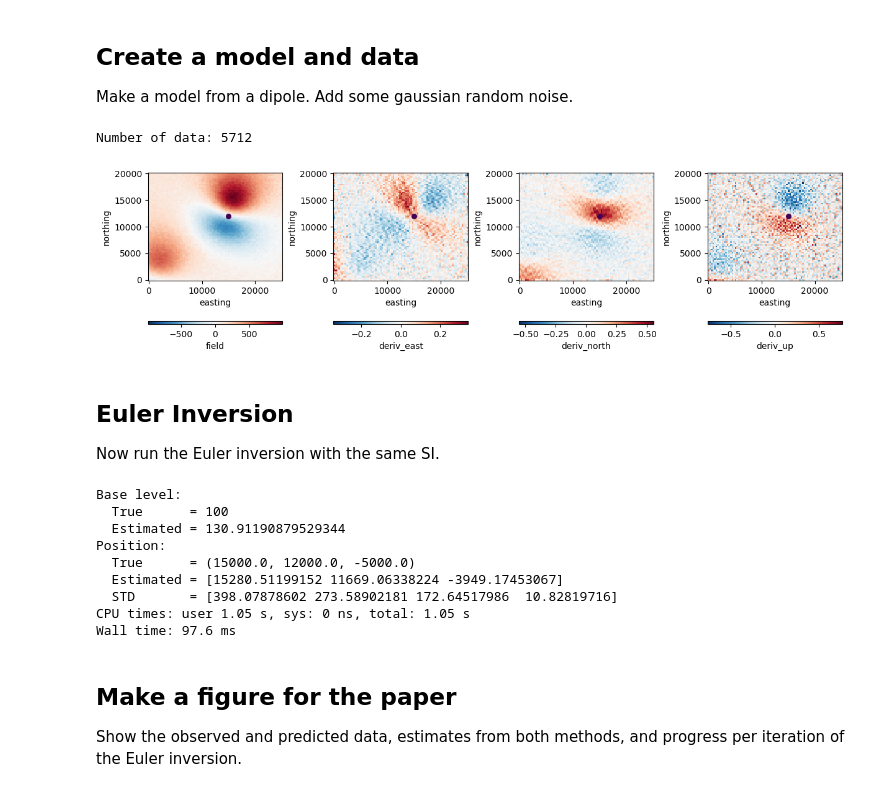
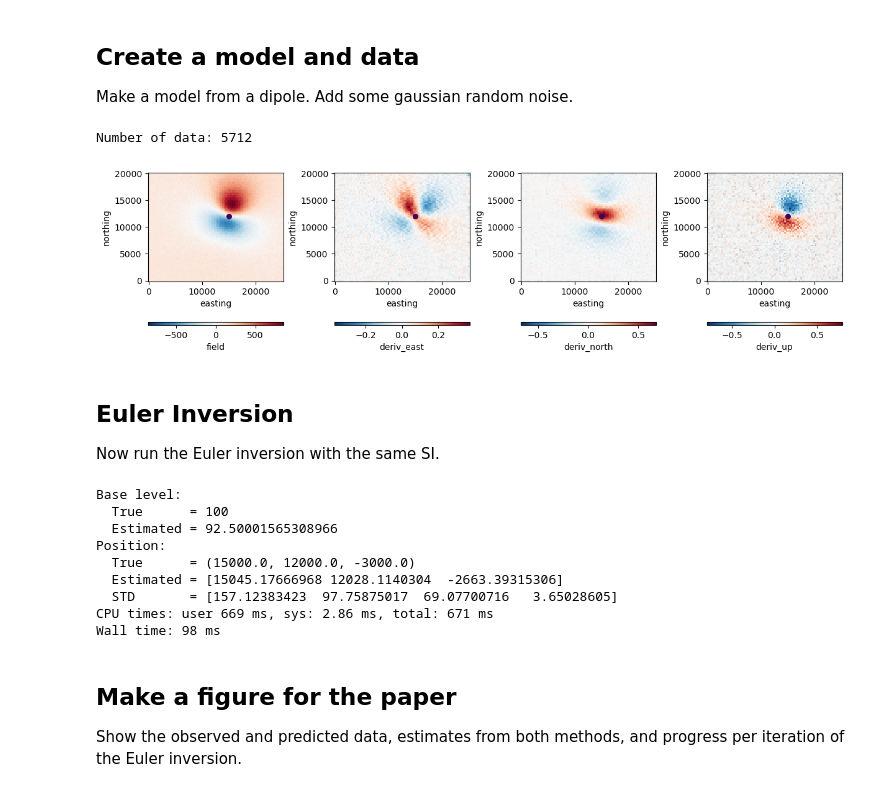
Before and after one commit to compgeolab/euler-inversion, a Jupyter notebook: code/synthetic-proof-of-concept.ipynb, the cells around one changed output. Saved outputs shown, nothing was run; the diff lists cells and outputs as text; code cells hidden in the pictures.

Commit message:
Remove the interfering source from the proof-of-concept

```diff
--- a/code/synthetic-proof-of-concept.ipynb
+++ b/code/synthetic-proof-of-concept.ipynb
@@ -20,8 +20,8 @@ region = [0, 25e3, 0, 20e3]
 height = 800
 spacing = 300
 coordinates = vd.grid_coordinates(region, spacing=spacing, extra_coords=height)
-intensity, inclination, declination = 2e12, -30, 15
-true_coordinates = (15e3, 12e3, -5e3)
+intensity, inclination, declination = 5e11, -30, 15
+true_coordinates = (15e3, 12e3, -3e3)
 magnetic_field = hm.dipole_magnetic(
     coordinates,
     dipoles=true_coordinates,
@@ -31,18 +31,11 @@ magnetic_field = hm.dipole_magnetic(
 main_field = hm.magnetic_angles_to_vec(1, inclination, declination)
 magnetic_anomaly = sum(b * f for b, f in zip(magnetic_field, main_field))
 
-# Add an interfering source
-other = hm.dipole_magnetic(
-    coordinates,
-    dipoles=(1e3, 0e3, -6e3),
-    magnetic_moments=hm.magnetic_angles_to_vec(2e12, inclination, declination),
-    field="b",
+# Add noise and the base level
+noise_level = 10  # nT
+magnetic_anomaly += np.random.default_rng(42).normal(
+    0, noise_level, size=magnetic_anomaly.shape
 )
-magnetic_anomaly += sum(b * f for b, f in zip(other, main_field))
-
-# Add noise and the base level
-noise_level = 20 # nT
-magnetic_anomaly += np.random.default_rng(42).normal(0, noise_level, size=magnetic_anomaly.shape)
 base_level = 100  # nT
 magnetic_anomaly += base_level
 
@@ -52,34 +45,34 @@ print(f"Number of data: {magnetic_anomaly.size}")
 # Can't have the height as a coordinate because of a problem with xrft
 data = vd.make_xarray_grid(
     coordinates[:2], (magnetic_anomaly, coordinates[-1]), data_names=["field", "height"]
 )
 pad_width = {
     "easting": data.easting.size // 2,
     "northing": data.northing.size // 2,
 }
 data["deriv_east"] = hm.derivative_easting(data.field)
 data["deriv_north"] = hm.derivative_northing(data.field)
 data["deriv_up"] = xrft.unpad(
     hm.derivative_upward(
         xrft.pad(data.field, pad_width, mode="linear_ramp", constant_values=None)
     ),
     pad_width,
 )
 
 # Add back the height
 data = data.assign_coords(height=data.height)
 
 fig, axes = plt.subplots(1, 4, figsize=(12, 5), layout="constrained")
 for field, ax in zip(["field", "deriv_east", "deriv_north", "deriv_up"], axes.ravel()):
     data[field].plot.pcolormesh(
         ax=ax, cbar_kwargs=dict(orientation="horizontal", aspect=50)
     )
     ax.set_aspect("equal")
     tmp = ax.scatter(*true_coordinates[:2], c=true_coordinates[2], s=30)
 plt.show()
 # %% [output]
 Number of data: 5712
-[figure, old version]
+[figure, new version]
 # %% [markdown]
 ## Euler Inversion
 
@@ -98,13 +91,13 @@ print(f"  STD       = {np.sqrt(np.diag(ei.covariance_))}")
 # %% [output]
 Base level:
   True      = 100
-  Estimated = 130.91190879529344
+  Estimated = 92.50001565308966
 Position:
-  True      = (15000.0, 12000.0, -5000.0)
-  Estimated = [15280.51199152 11669.06338224 -3949.17453067]
-  STD       = [398.07878602 273.58902181 172.64517986  10.82819716]
-CPU times: user 1.05 s, sys: 0 ns, total: 1.05 s
-Wall time: 97.6 ms
+  True      = (15000.0, 12000.0, -3000.0)
+  Estimated = [15045.17666968 12028.1140304  -2663.39315306]
+  STD       = [157.12383423  97.75875017  69.07700716   3.65028605]
+CPU times: user 669 ms, sys: 2.86 ms, total: 671 ms
+Wall time: 98 ms
 # %% [markdown]
 ## Make a figure for the paper
 
```
Also changed, not shown: parts of 2 cells of this notebook, 2 other files.
